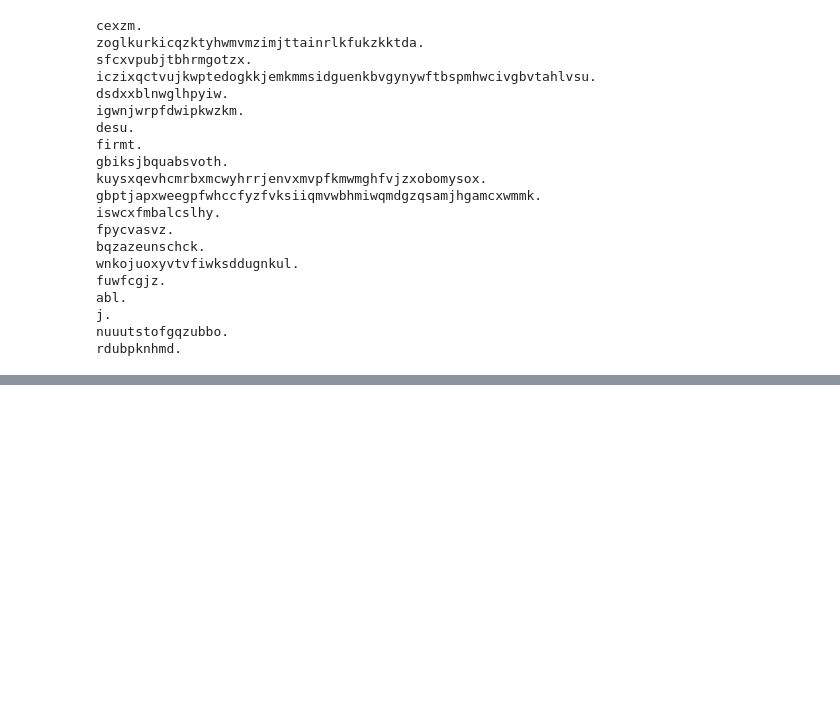
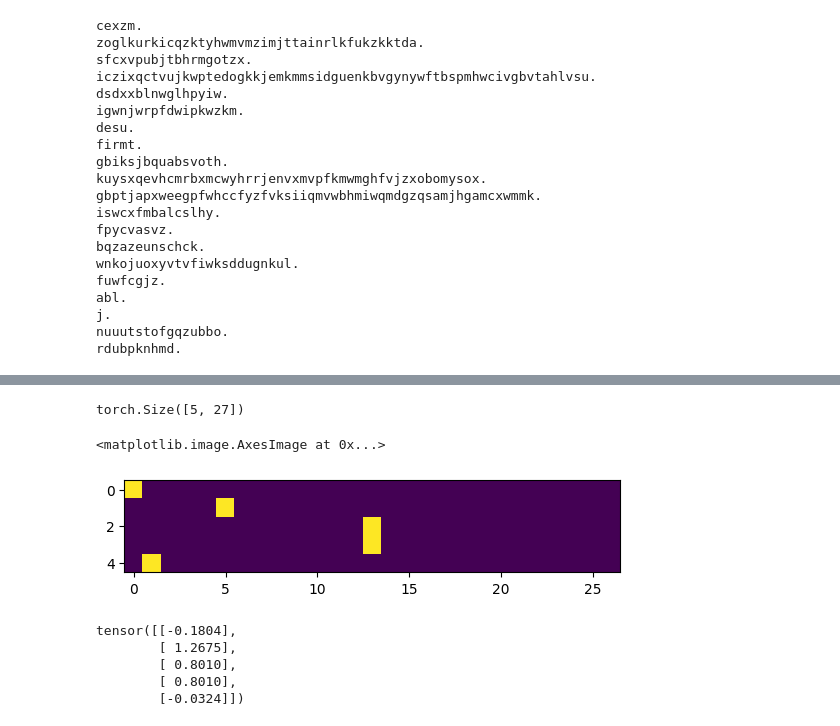
Before and after one commit to im-vnkyy/LearningsfromAndej, a Jupyter notebook: makemore.ipynb, the cells around one changed output, grey strips where cells are left out. Saved outputs shown, nothing was run; the diff lists cells and outputs as text; code cells hidden in the pictures; blank space fills up the shorter version.

```diff
--- a/makemore.ipynb
+++ b/makemore.ipynb
@@ -176,0 +185,3 @@ rdubpknhmd.
+# %%
+P = N.float()
+P /= P.sum(dim = 1, keepdim=True)
@@ -176,0 +246,18 @@ rdubpknhmd.
+# %%
+log_likelihood = 0
+n = 0
+for w in words:
+    chs = ['.'] + list(w) +['.']
+    for ch1, ch2 in zip(chs, chs[1:]):
+        ix1 = stoi[ch1]
+        ix2 = stoi[ch2]
+        prob = P[ix1, ix2]
+        logprob = torch.log(prob)
+        log_likelihood +=logprob
+        n+=1
+        # print(f"{ch1}{ch2}:{prob:.4f}:{logprob:.4f}")
+
+print(f"log_likelihood:{log_likelihood}")
+nll = -log_likelihood
+print(f"nll:{nll}")
+print(f"normalized nll:{nll/n:.4f}")
@@ -176,0 +268,15 @@ rdubpknhmd.
+# %%
+## Create Training set:
+
+xs, ys = [], []
+
+for w in words[:1]:
+    chs = ['.'] + list(w) +['.']
+    for ch1, ch2 in zip(chs, chs[1:]):
+        ix1 = stoi[ch1]
+        ix2 = stoi[ch2]
+        xs.append(ix1)
+        ys.append(ix2)
+
+xs = torch.tensor(xs)
+ys = torch.tensor(ys)
@@ -176,0 +293,3 @@ rdubpknhmd.
+# %%
+x_enc = F.one_hot(xs, num_classes =27).float()
+x_enc
@@ -176,0 +307,18 @@ rdubpknhmd.
+# %%
+x_enc.shape
+# %% [output]
+torch.Size([5, 27])
+# %%
+plt.imshow(x_enc)
+# %% [output]
+<matplotlib.image.AxesImage at 0x...>
+[figure, added]
+# %%
+W = torch.randn((27, 1))
+x_enc @ W
+# %% [output]
+tensor([[-0.1804],
+        [ 1.2675],
+        [ 0.8010],
+        [ 0.8010],
+        [-0.0324]])
```
Also changed, not shown: parts of 29 cells of this notebook.
